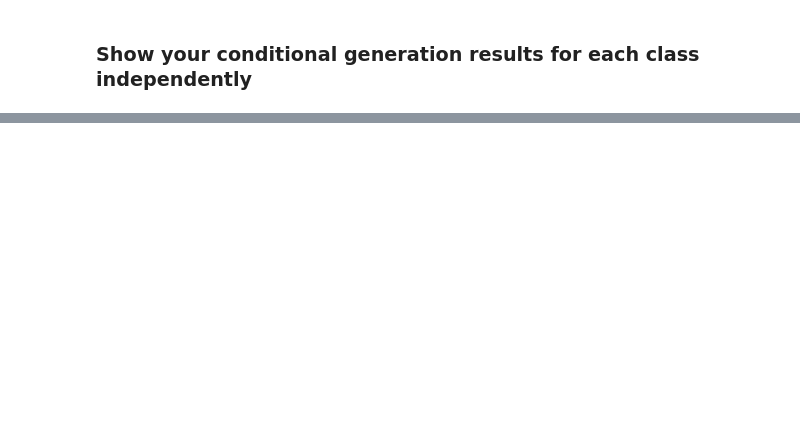
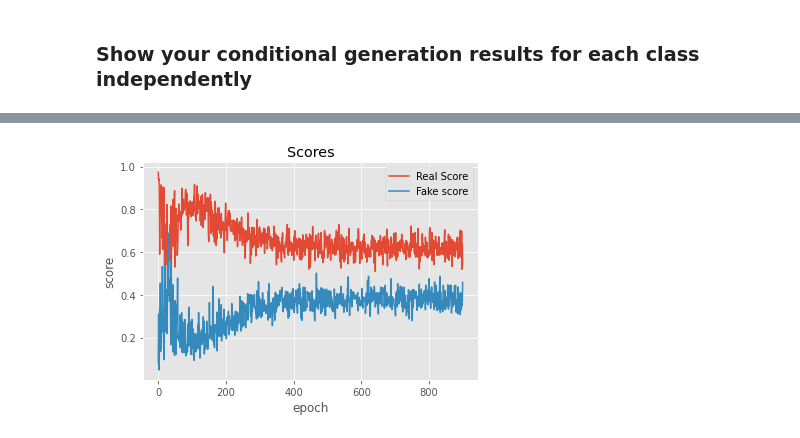
Before and after one commit to yokomeow/gans, a Jupyter notebook: 2_mnist_cgan.ipynb, the cells around one changed output, grey strips where cells are left out. Cells and saved outputs as stored; diff of their text form; code cells hidden in the pictures; blank space fills up the shorter version.

```diff
--- a/2_mnist_cgan.ipynb
+++ b/2_mnist_cgan.ipynb
@@ -259,0 +409,9 @@ for epoch in range(num_epochs):
+# %%
+plt.plot(real_scores, "-")
+plt.plot(fake_scores, "-")
+plt.xlabel("epoch")
+plt.ylabel("score")
+plt.legend(["Real Score", "Fake score"])
+plt.title("Scores");
+# %% [output]
+[figure, added]
```
Also changed, not shown: parts of 21 cells of this notebook, 1 other file.
